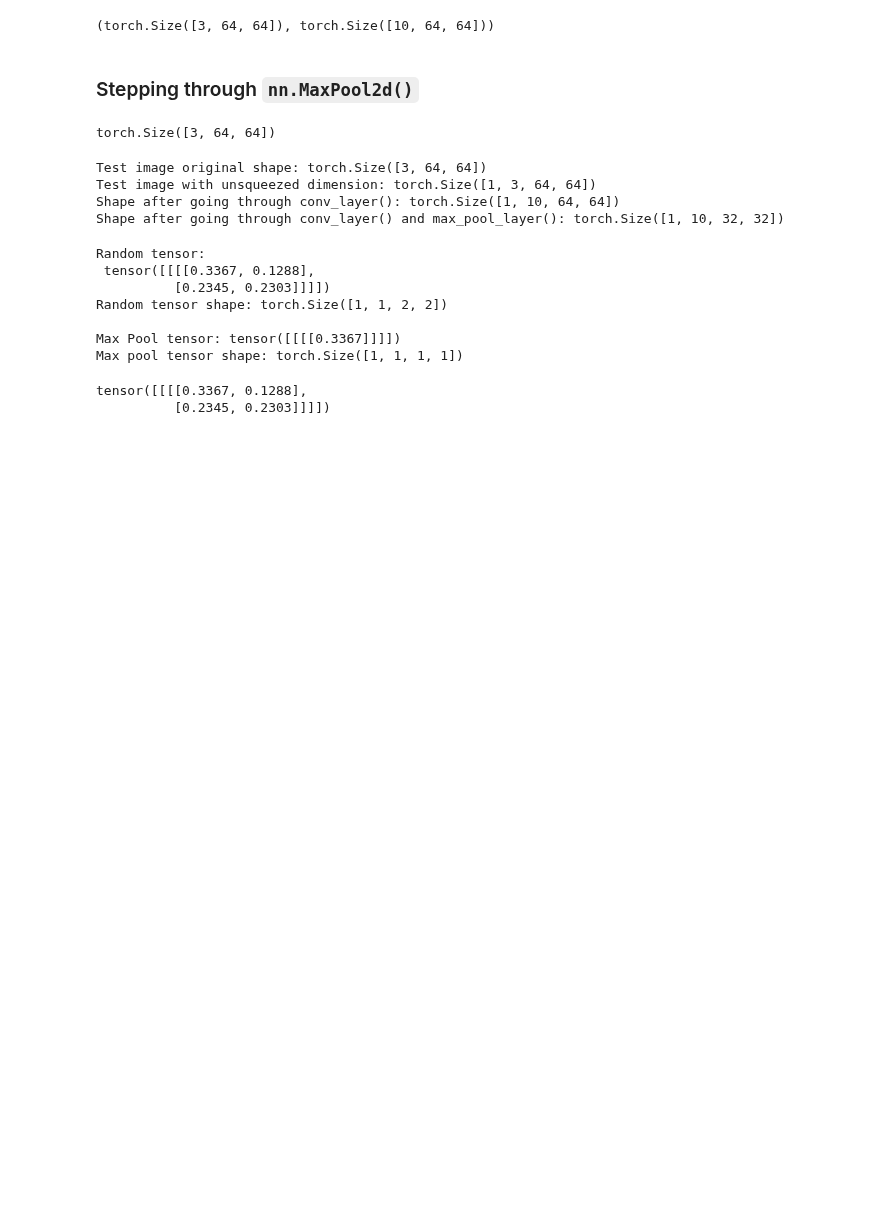
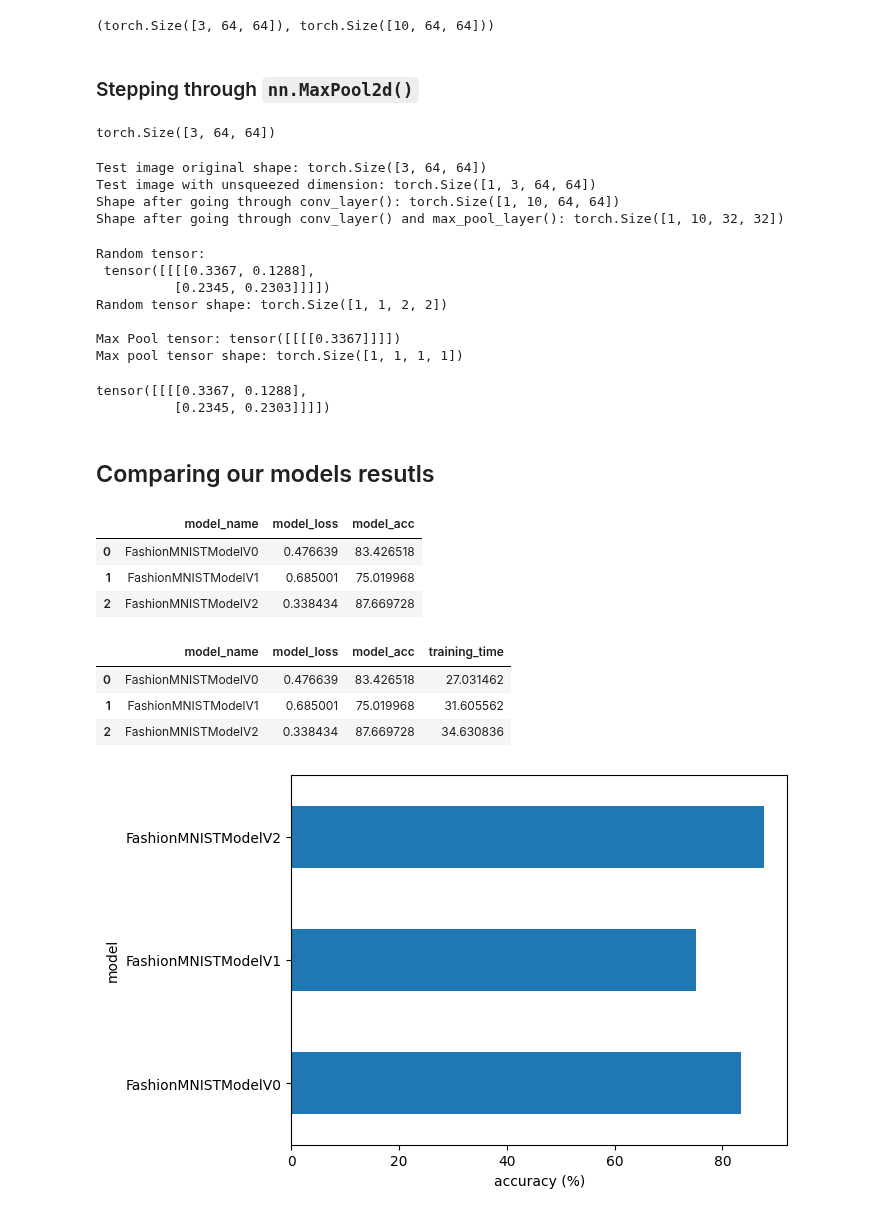
Before and after one commit to Muntasir2179/pytorch-learnig, a Jupyter notebook: 03_pytorch_computer_vision.ipynb, the cells around one changed output. Drawn from its saved outputs; the diff is of its cells as text; code cells hidden in the pictures; blank space fills up the shorter version.

Commit message:
comparing our models results

```diff
--- a/03_pytorch_computer_vision.ipynb
+++ b/03_pytorch_computer_vision.ipynb
@@ -804,3 +801,35 @@ Max Pool tensor: tensor([[[[0.3367]]]])
 Max pool tensor shape: torch.Size([1, 1, 1, 1])
 tensor([[[[0.3367, 0.1288],
           [0.2345, 0.2303]]]])
+# %% [markdown]
+## Comparing our models resutls
+# %%
+import pandas as pd
+models_result = pd.DataFrame([model_0_resutls,
+                              model_1_results,
+                              model_2_result])
+models_result
+# %% [output]
+|  | model_name | model_loss | model_acc |
+| 0 | FashionMNISTModelV0 | 0.476639 | 83.426518 |
+| 1 | FashionMNISTModelV1 | 0.685001 | 75.019968 |
+| 2 | FashionMNISTModelV2 | 0.338434 | 87.669728 |
+# %%
+# adding training time to models_result
+models_result['training_time'] = [total_train_time_model_0,
+                                  total_train_time_model_1,
+                                  total_train_time]
+models_result
+# %% [output]
+|  | model_name | model_loss | model_acc | training_time |
+| 0 | FashionMNISTModelV0 | 0.476639 | 83.426518 | 27.031462 |
+| 1 | FashionMNISTModelV1 | 0.685001 | 75.019968 | 31.605562 |
+| 2 | FashionMNISTModelV2 | 0.338434 | 87.669728 | 34.630836 |
+# %%
+# visualize our models result
+models_result.set_index("model_name")["model_acc"].plot(kind="barh")
+plt.xlabel("accuracy (%)")
+plt.ylabel("model")
+plt.show()
+# %% [output]
+[figure, added]
```
Also changed, not shown: parts of 10 cells of this notebook.
